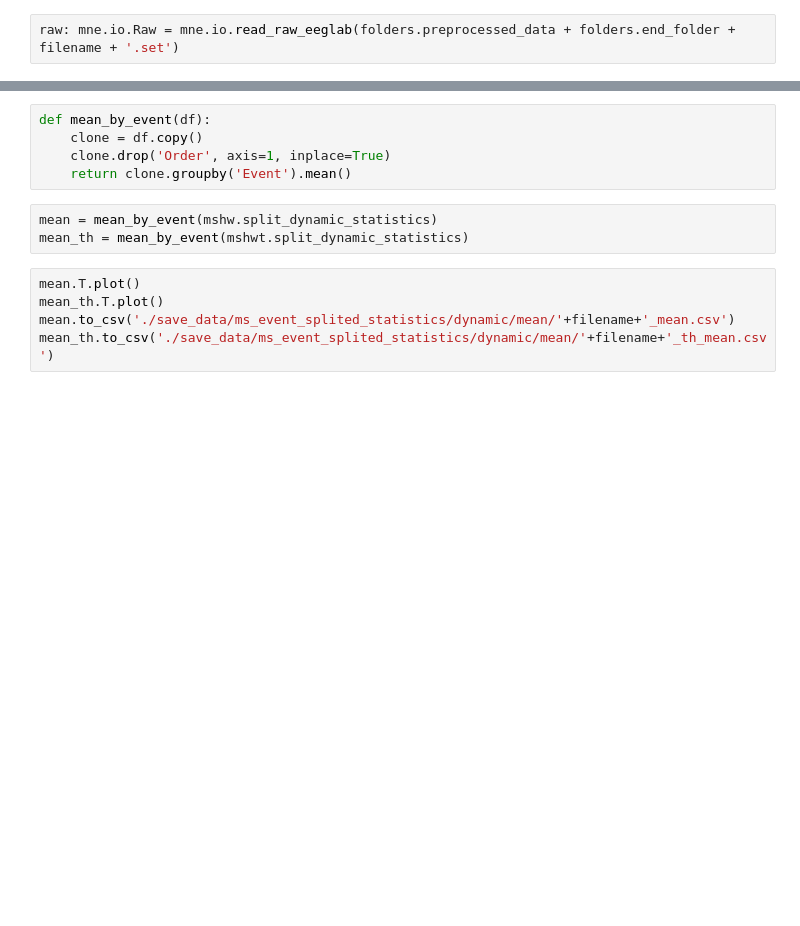
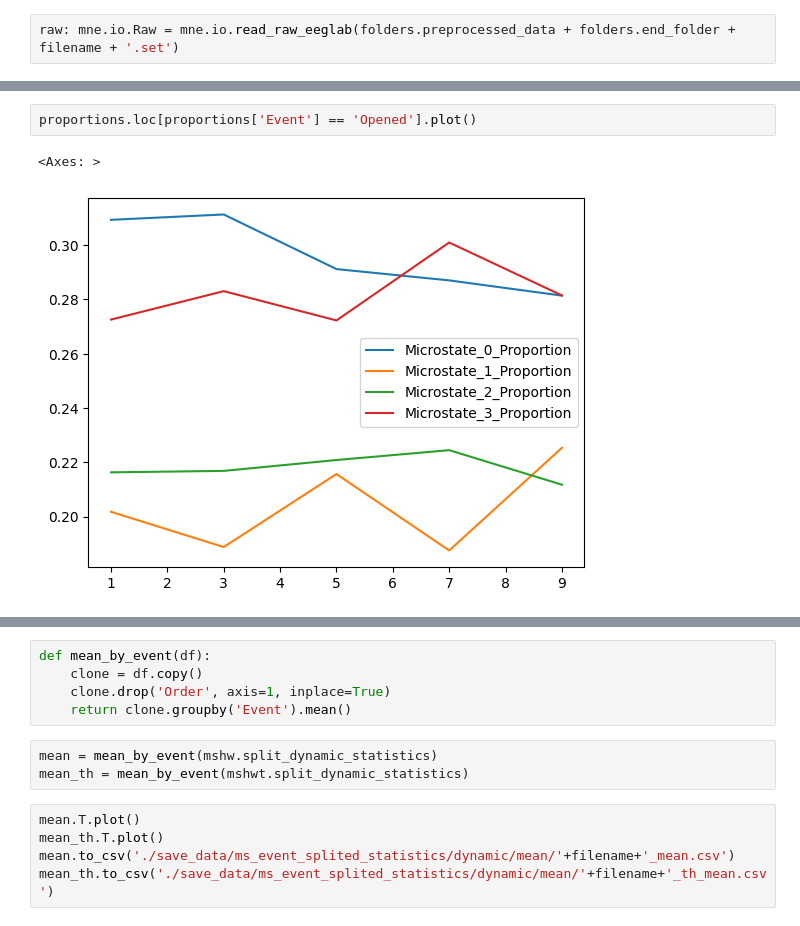
Before and after one commit to anast3t/nsu-microstate-rest-eeg, a Jupyter notebook: MicrostatesPreprocessed.ipynb, the cells around one changed output, grey strips where cells are left out. Cells and saved outputs as stored; diff of their text form; blank space fills up the shorter version.

```diff
--- a/MicrostatesPreprocessed.ipynb
+++ b/MicrostatesPreprocessed.ipynb
@@ -456,0 +824,5 @@ Saving MHW object ACP_INP0014_REST1_1pnt_1vis_th
+# %%
+proportions.loc[proportions['Event'] == 'Opened'].plot()
+# %% [output]
+<Axes: >
+[figure, added]
```
Also changed, not shown: parts of 58 cells of this notebook, 5 other files.
